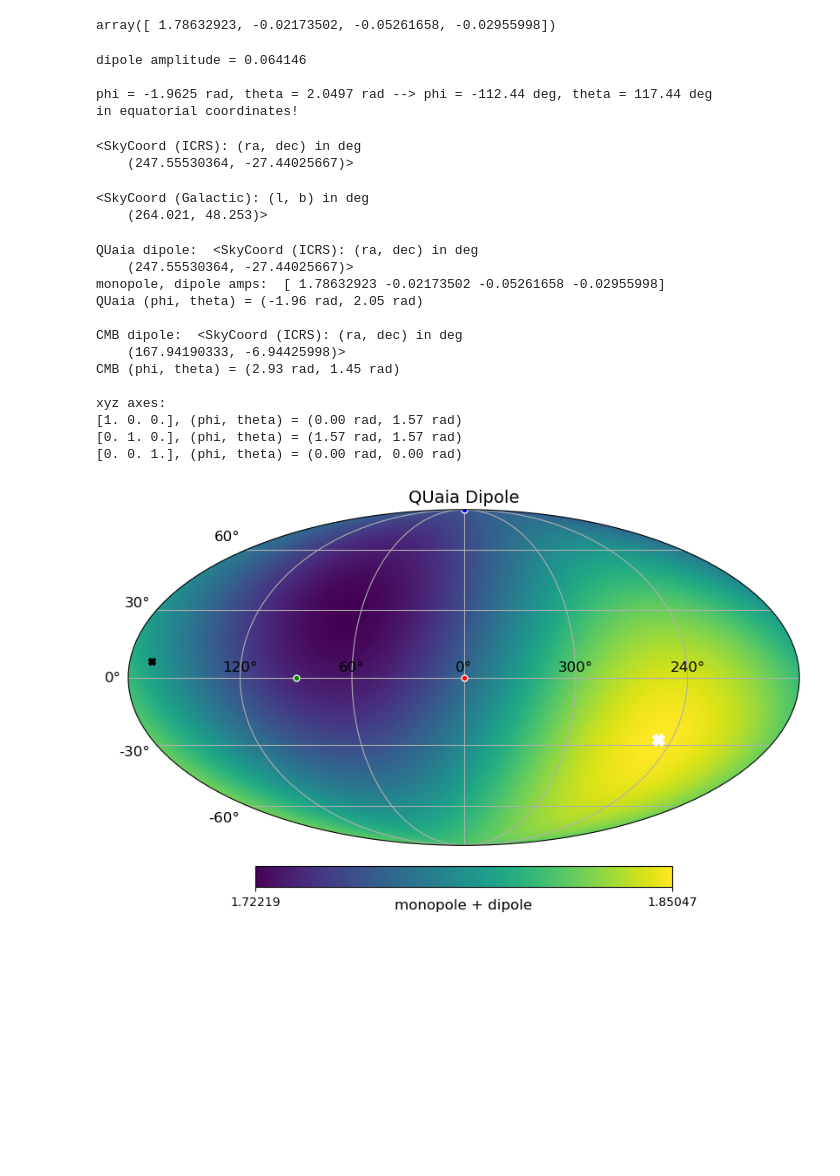
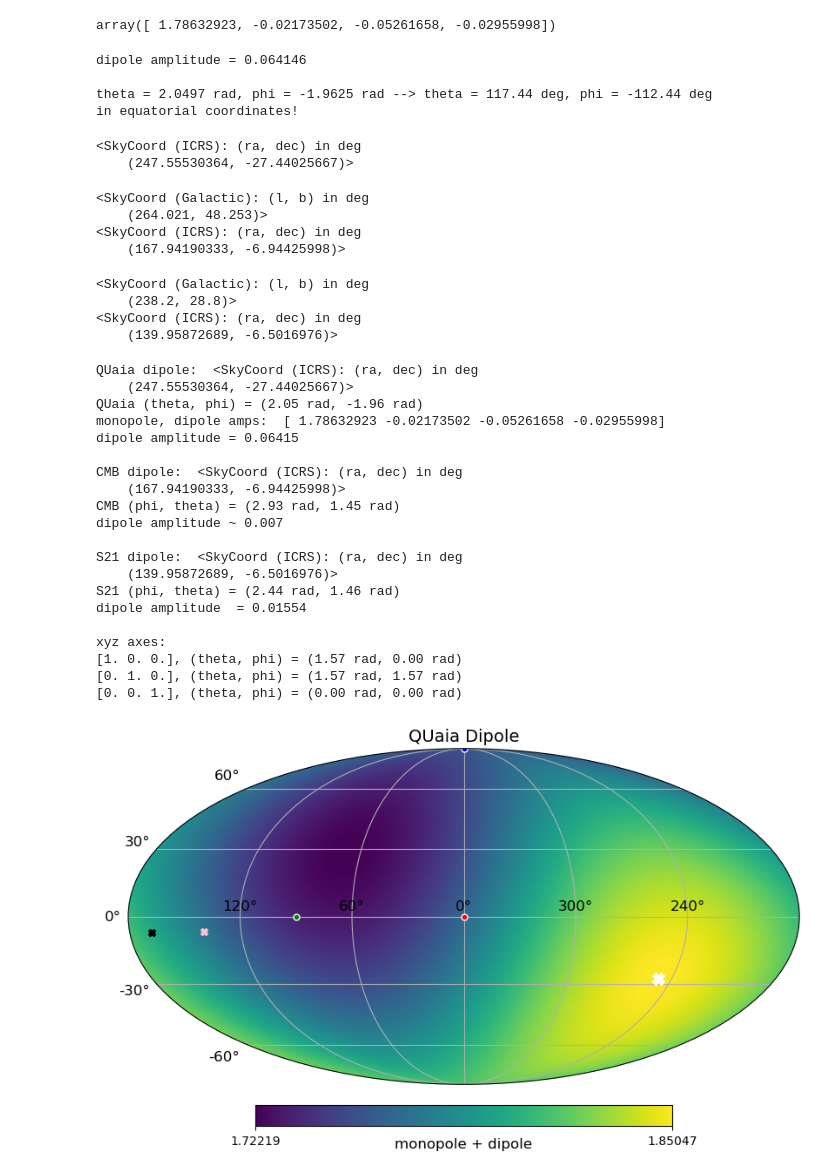
Before and after one commit to abbyw24/lss-dipoles, a Jupyter notebook: notebooks/selfunc_with_dipole_27-6-23.ipynb, the cells around one changed output. Cells and saved outputs as stored; diff of their text form; code cells hidden in the pictures; blank space fills up the shorter version.

```diff
--- a/notebooks/selfunc_with_dipole_27-6-23.ipynb
+++ b/notebooks/selfunc_with_dipole_27-6-23.ipynb
@@ -80,13 +80,13 @@ array([ 1.78632923, -0.02173502, -0.05261658, -0.02955998])
 # amplitude and direction
 dipoleamp = np.linalg.norm(amps_quaia[1:])
 print(f"dipole amplitude = {dipoleamp:.6f}")
-phi, theta = xyz_to_phitheta(amps_quaia[1:])*u.radian
-print(f"\nphi = {phi:.4f}, theta = {theta:.4f} --> phi = {phi.to('deg'):.2f}, theta = {theta.to('deg'):.2f}")
+theta, phi = xyz_to_thetaphi(amps_quaia[1:])*u.radian
+print(f"\ntheta = {theta:.4f}, phi = {phi:.4f} --> theta = {theta.to('deg'):.2f}, phi = {phi.to('deg'):.2f}")
 print("in equatorial coordinates!")
 # %% [output]
 dipole amplitude = 0.064146
 
-phi = -1.9625 rad, theta = 2.0497 rad --> phi = -112.44 deg, theta = 117.44 deg
+theta = 2.0497 rad, phi = -1.9625 rad --> theta = 117.44 deg, phi = -112.44 deg
 in equatorial coordinates!
 # %%
 # SkyCoord takes in (LON,LAT), with LAT=0 at the equator
@@ -99,42 +99,71 @@ print(dip_quaia)
 # CMB dipole (from Planck2020)
 dip_cmb = SkyCoord(264.021, 48.253, unit=u.deg, frame='galactic')
 print(dip_cmb)
+print(dip_cmb.icrs)
 # %% [output]
 <SkyCoord (Galactic): (l, b) in deg
     (264.021, 48.253)>
+<SkyCoord (ICRS): (ra, dec) in deg
+    (167.94190333, -6.94425998)>
+# %%
+# Secrest dipole
+dip_secrest = SkyCoord(238.2, 28.8, unit=u.deg, frame='galactic')
+print(dip_secrest)
+print(dip_secrest.icrs)
+# %% [output]
+<SkyCoord (Galactic): (l, b) in deg
+    (238.2, 28.8)>
+<SkyCoord (ICRS): (ra, dec) in deg
+    (139.95872689, -6.5016976)>
 # %%
+# QUaia dipole
 projview(dipole_map(amps_quaia), projection_type='mollweide',
         graticule=True, graticule_labels=True, title='QUaia Dipole', unit='monopole + dipole')
 print("QUaia dipole: ", dip_quaia.icrs)
+theta_quaia, phi_quaia = xyz_to_thetaphi(amps_quaia[1:])*u.radian
+print(f"QUaia (theta, phi) = ({theta_quaia:.2f}, {phi_quaia:.2f})")
 print("monopole, dipole amps: ", amps_quaia)
-phi_quaia, theta_quaia = xyz_to_phitheta(amps_quaia[1:])*u.radian
-print(f"QUaia (phi, theta) = ({phi_quaia:.2f}, {theta_quaia:.2f})")
-newprojplot(theta_quaia, phi_quaia, marker='X', color='white', ms=10)
+print(f"dipole amplitude = {dipoleamp:.5f}")
+newprojplot(theta_quaia, phi_quaia, marker='X', color='white', ms=10, label='QUaia')
 
 # CMB dipole
 print("\nCMB dipole: ", dip_cmb.icrs)
 print(f"CMB (phi, theta) = ({dip_cmb.icrs.ra.to('rad'):.2f}, {dip_cmb.icrs.dec.to('rad')+np.pi/2*u.rad:.2f})")
-newprojplot(dip_cmb.icrs.dec.rad+np.pi/2, dip_cmb.icrs.ra.rad, marker='X', color='k', label='CMB')
+print("dipole amplitude ~ 0.007")
+newprojplot(np.pi/2-dip_cmb.icrs.dec.rad, dip_cmb.icrs.ra.rad, marker='X', color='k', label='CMB')
+
+# Secrest dipole
+print("\nS21 dipole: ", dip_secrest.icrs)
+print(f"S21 (phi, theta) = ({dip_secrest.icrs.ra.to('rad'):.2f}, {dip_secrest.icrs.dec.to('rad')+np.pi/2*u.rad:.2f})")
+print("dipole amplitude  = 0.01554")
+newprojplot(np.pi/2-dip_secrest.icrs.dec.rad, dip_secrest.icrs.ra.rad, marker='X', color='pink', label='S21')
 
 # plot (x,y,z) axes for reference
 print("\nxyz axes:")
 cs = ['r', 'g', 'b']
 for i, unit_vec in enumerate(np.identity(3)):
-    phi, theta = xyz_to_phitheta(unit_vec)*u.radian
-    print(f"{unit_vec}, (phi, theta) = ({phi:.2f}, {theta:.2f})")
+    theta, phi = xyz_to_thetaphi(unit_vec)*u.radian
+    print(f"{unit_vec}, (theta, phi) = ({theta:.2f}, {phi:.2f})")
     newprojplot(theta, phi, marker='.', color=cs[i], ms=10, markeredgecolor='white')
 # %% [output]
 QUaia dipole:  <SkyCoord (ICRS): (ra, dec) in deg
     (247.55530364, -27.44025667)>
+QUaia (theta, phi) = (2.05 rad, -1.96 rad)
 monopole, dipole amps:  [ 1.78632923 -0.02173502 -0.05261658 -0.02955998]
-QUaia (phi, theta) = (-1.96 rad, 2.05 rad)
+dipole amplitude = 0.06415
 
 CMB dipole:  <SkyCoord (ICRS): (ra, dec) in deg
     (167.94190333, -6.94425998)>
 CMB (phi, theta) = (2.93 rad, 1.45 rad)
+dipole amplitude ~ 0.007
+
+S21 dipole:  <SkyCoord (ICRS): (ra, dec) in deg
+    (139.95872689, -6.5016976)>
+S21 (phi, theta) = (2.44 rad, 1.46 rad)
+dipole amplitude  = 0.01554
 
 xyz axes:
-[1. 0. 0.], (phi, theta) = (0.00 rad, 1.57 rad)
-[0. 1. 0.], (phi, theta) = (1.57 rad, 1.57 rad)
-[0. 0. 1.], (phi, theta) = (0.00 rad, 0.00 rad)
+[1. 0. 0.], (theta, phi) = (1.57 rad, 0.00 rad)
+[0. 1. 0.], (theta, phi) = (1.57 rad, 1.57 rad)
+[0. 0. 1.], (theta, phi) = (0.00 rad, 0.00 rad)
-[figure, old version]
+[figure, new version]
```
Also changed, not shown: parts of 2 cells of this notebook, 1 other file.
